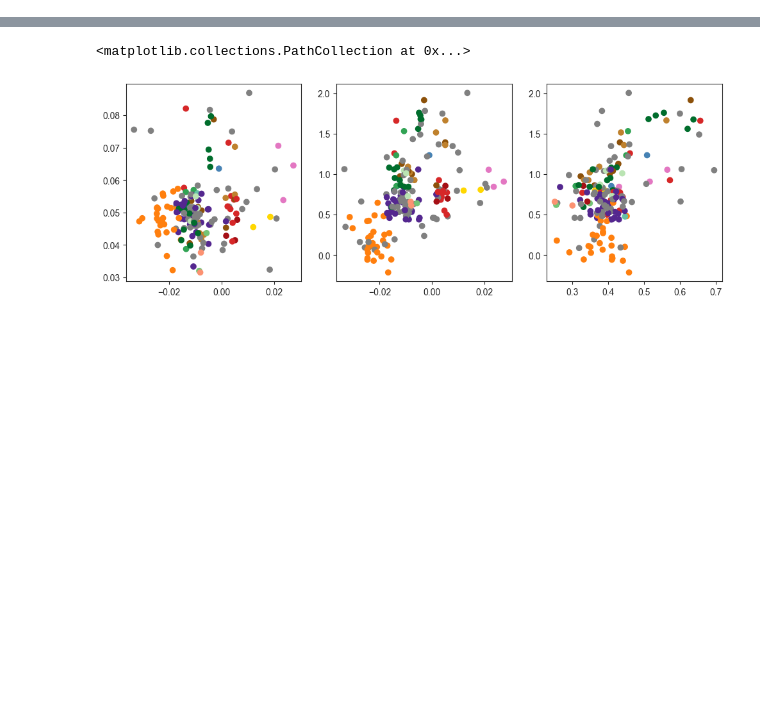
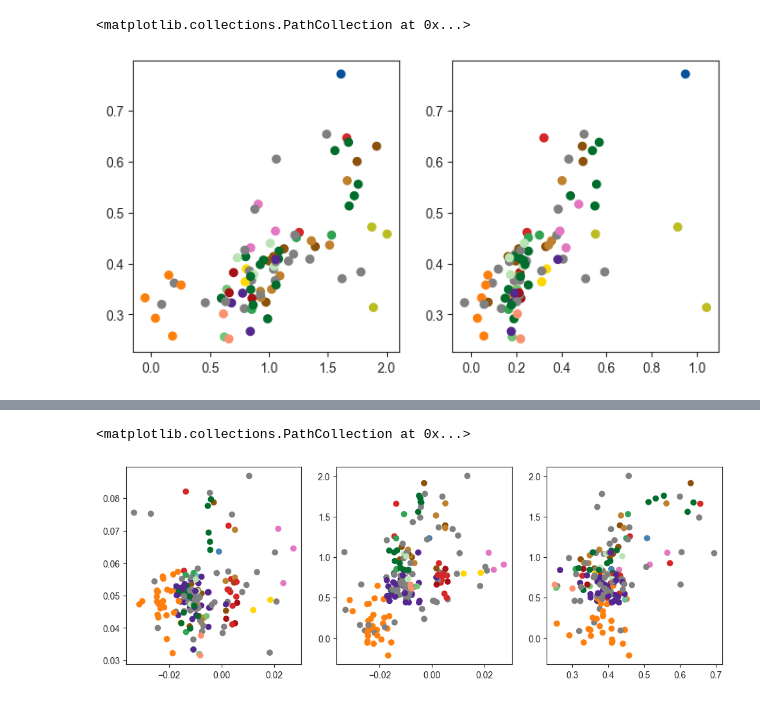
Before and after one commit to grantkinsler/EvolvingFront, a Jupyter notebook: EvolutionTracking/remeasurement vs evolution fitness.ipynb, the cells around one changed output, grey strips where cells are left out. Saved outputs shown, nothing was run; the diff lists cells and outputs as text; code cells hidden in the pictures; blank space fills up the shorter version.

```diff
--- a/EvolutionTracking/remeasurement vs evolution fitness.ipynb
+++ b/EvolutionTracking/remeasurement vs evolution fitness.ipynb
@@ -220,0 +285,11 @@ set_to_plot = remeasurement_data[(remeasurement_data['ancestor'].isin(['IRA1_MIS
+# %%
+colors = [tools.find_mutation_color(gene) for gene in set_to_plot['gene'].values]
+
+fig,axs = plt.subplots(ncols=2,figsize=(8,4))
+axs[0].scatter(set_to_plot['Fit2D_early_fitness_relative'].values,8*set_to_plot['evolution_fitness'].values,c=colors)
+# axs[0].plot([0,2],[0,2],'k--')
+axs[1].scatter(set_to_plot['Fit2D_both2%5%_fitness_relative'].values,8*set_to_plot['evolution_fitness'].values,c=colors)
+# axs[1].plot([0,1],[0,1],'k--')
+# %% [output]
+<matplotlib.collections.PathCollection at 0x...>
+[figure, added]
```
Also changed, not shown: parts of 19 cells of this notebook.
